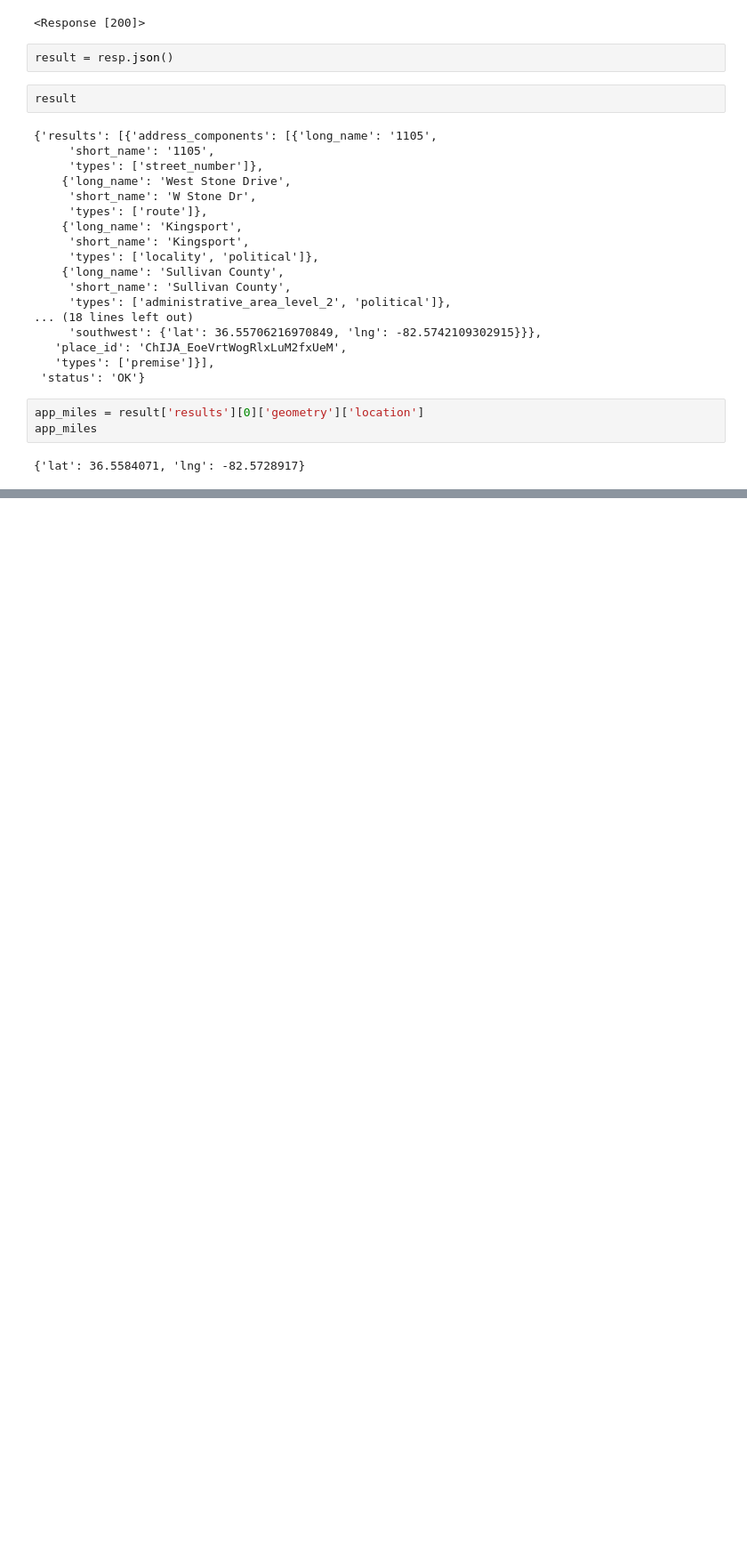
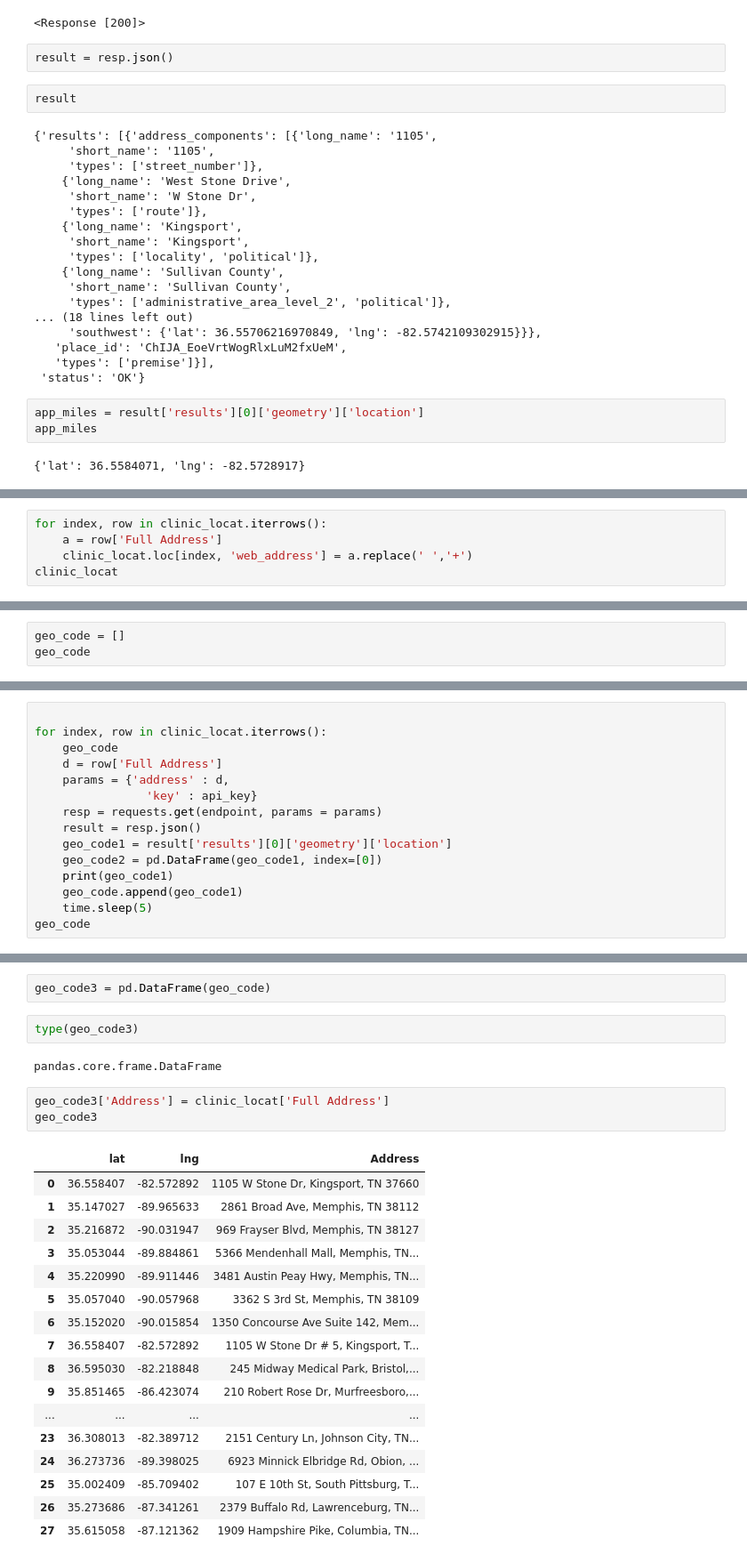
Before and after one commit to abcarlisle22/smile-on-lava-girl, a Jupyter notebook: smile_maps_api_connect.ipynb, the cells around one changed output, grey strips where cells are left out. Shown at 89% size. Drawn from its saved outputs; the diff is of its cells as text; blank space fills up the shorter version.

```diff
--- a/smile_maps_api_connect.ipynb
+++ b/smile_maps_api_connect.ipynb
@@ -124,0 +185,5 @@ clinic_locat
+# %%
+for index, row in clinic_locat.iterrows():
+    a = row['Full Address']
+    clinic_locat.loc[index, 'web_address'] = a.replace(' ','+')
+clinic_locat
@@ -124,0 +210,3 @@ clinic_locat
+# %%
+geo_code = []
+geo_code
@@ -124,0 +215,15 @@ clinic_locat
+# %%
+
+for index, row in clinic_locat.iterrows():
+    geo_code
+    d = row['Full Address']
+    params = {'address' : d,
+                'key' : api_key}
+    resp = requests.get(endpoint, params = params)
+    result = resp.json()
+    geo_code1 = result['results'][0]['geometry']['location']
+    geo_code2 = pd.DataFrame(geo_code1, index=[0])
+    print(geo_code1)
+    geo_code.append(geo_code1)
+    time.sleep(5)
+geo_code
@@ -124,0 +265,27 @@ clinic_locat
+# %%
+geo_code3 = pd.DataFrame(geo_code)
+# %%
+type(geo_code3)
+# %% [output]
+pandas.core.frame.DataFrame
+# %%
+geo_code3['Address'] = clinic_locat['Full Address']
+geo_code3
+# %% [output]
+|  | lat | lng | Address |
+| 0 | 36.558407 | -82.572892 | 1105 W Stone Dr, Kingsport, TN 37660 |
+| 1 | 35.147027 | -89.965633 | 2861 Broad Ave, Memphis, TN 38112 |
+| 2 | 35.216872 | -90.031947 | 969 Frayser Blvd, Memphis, TN 38127 |
+| 3 | 35.053044 | -89.884861 | 5366 Mendenhall Mall, Memphis, TN... |
+| 4 | 35.220990 | -89.911446 | 3481 Austin Peay Hwy, Memphis, TN... |
+| 5 | 35.057040 | -90.057968 | 3362 S 3rd St, Memphis, TN 38109 |
+| 6 | 35.152020 | -90.015854 | 1350 Concourse Ave Suite 142, Mem... |
+| 7 | 36.558407 | -82.572892 | 1105 W Stone Dr # 5, Kingsport, T... |
+| 8 | 36.595030 | -82.218848 | 245 Midway Medical Park, Bristol,... |
+| 9 | 35.851465 | -86.423074 | 210 Robert Rose Dr, Murfreesboro,... |
+| ... | ... | ... | ... |
+| 23 | 36.308013 | -82.389712 | 2151 Century Ln, Johnson City, TN... |
+| 24 | 36.273736 | -89.398025 | 6923 Minnick Elbridge Rd, Obion, ... |
+| 25 | 35.002409 | -85.709402 | 107 E 10th St, South Pittsburg, T... |
+| 26 | 35.273686 | -87.341261 | 2379 Buffalo Rd, Lawrenceburg, TN... |
+| 27 | 35.615058 | -87.121362 | 1909 Hampshire Pike, Columbia, TN... |
```
Also changed, not shown: parts of 18 cells of this notebook.
